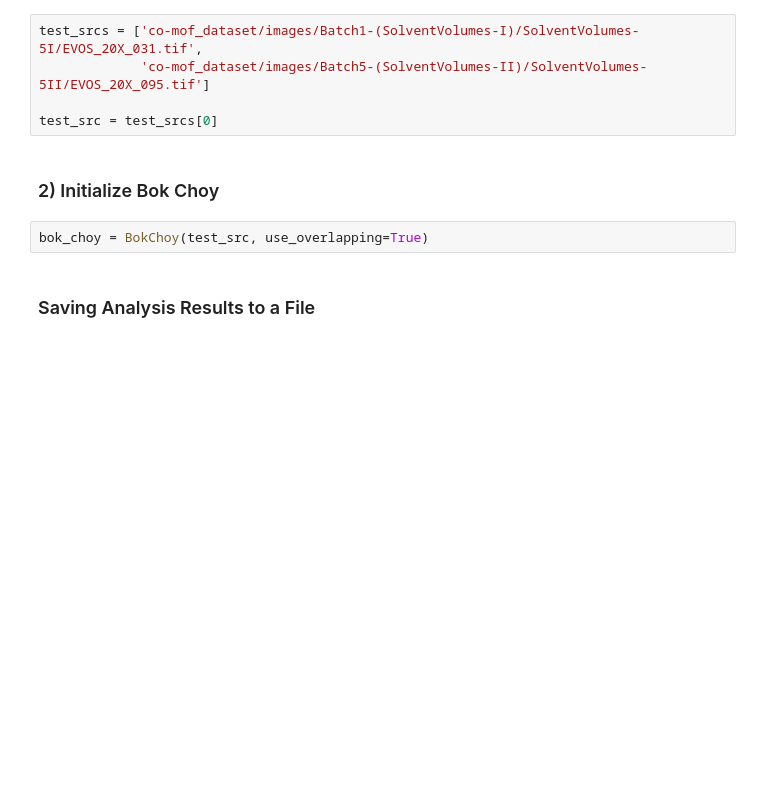
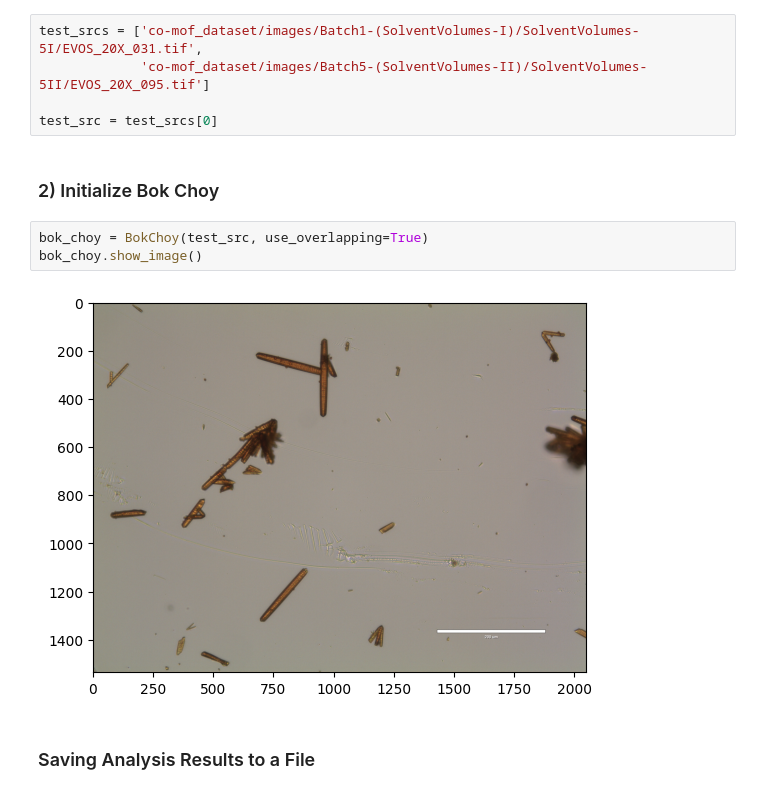
Before and after one commit to uwsunlab/Co-MOF, a Jupyter notebook: example_usage.ipynb, the cells around one changed output. Cells and saved outputs as stored; diff of their text form; blank space fills up the shorter version.

Commit message:
added function to show image being analyzed

```diff
--- a/example_usage.ipynb
+++ b/example_usage.ipynb
@@ -26,6 +26,9 @@ test_src = test_srcs[0]
 ### 2) Initialize Bok Choy
 # %%
 bok_choy = BokChoy(test_src, use_overlapping=True)
+bok_choy.show_image()
+# %% [output]
+[figure, added]
 # %% [markdown]
 ### Saving Analysis Results to a File
 # %%
```
Also changed, not shown: 1 other file.
